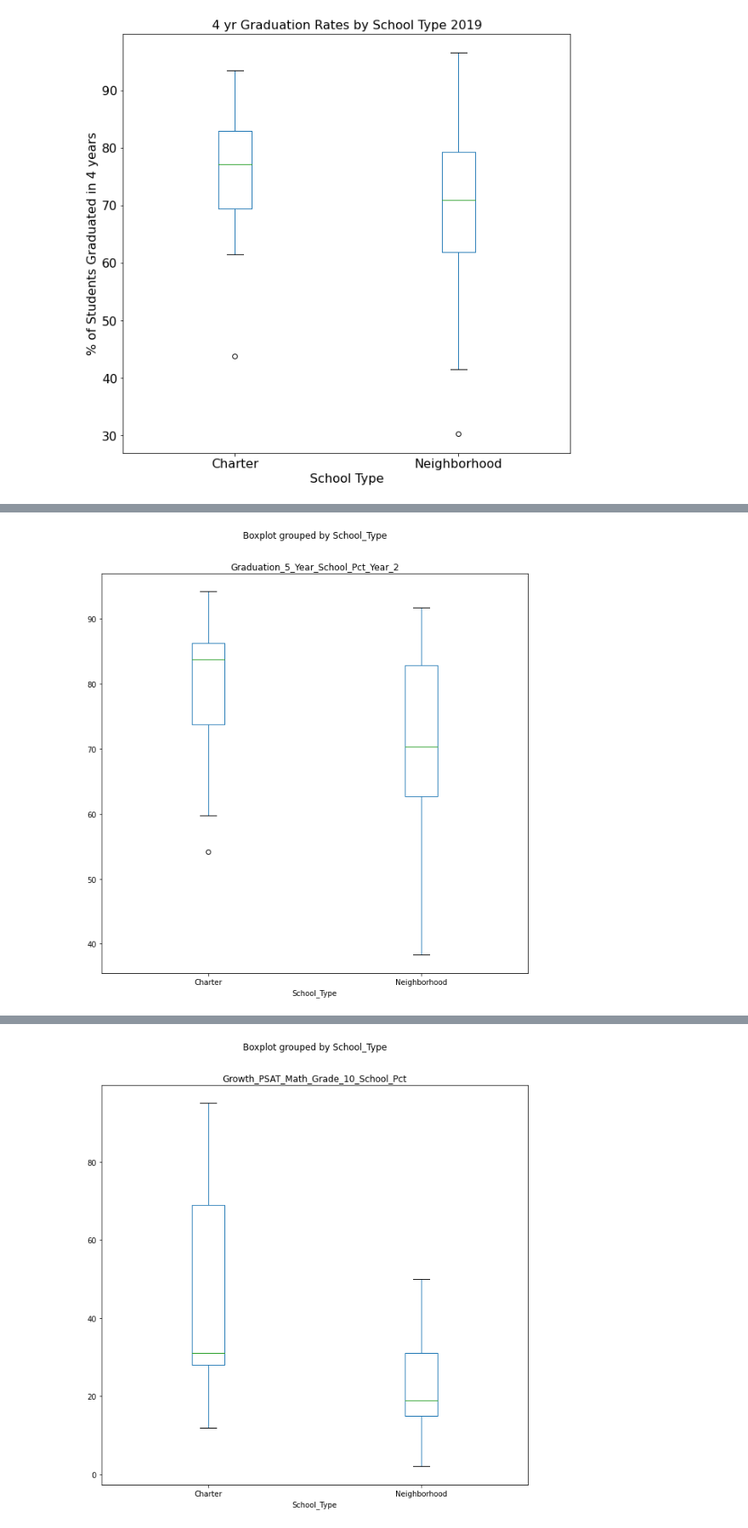
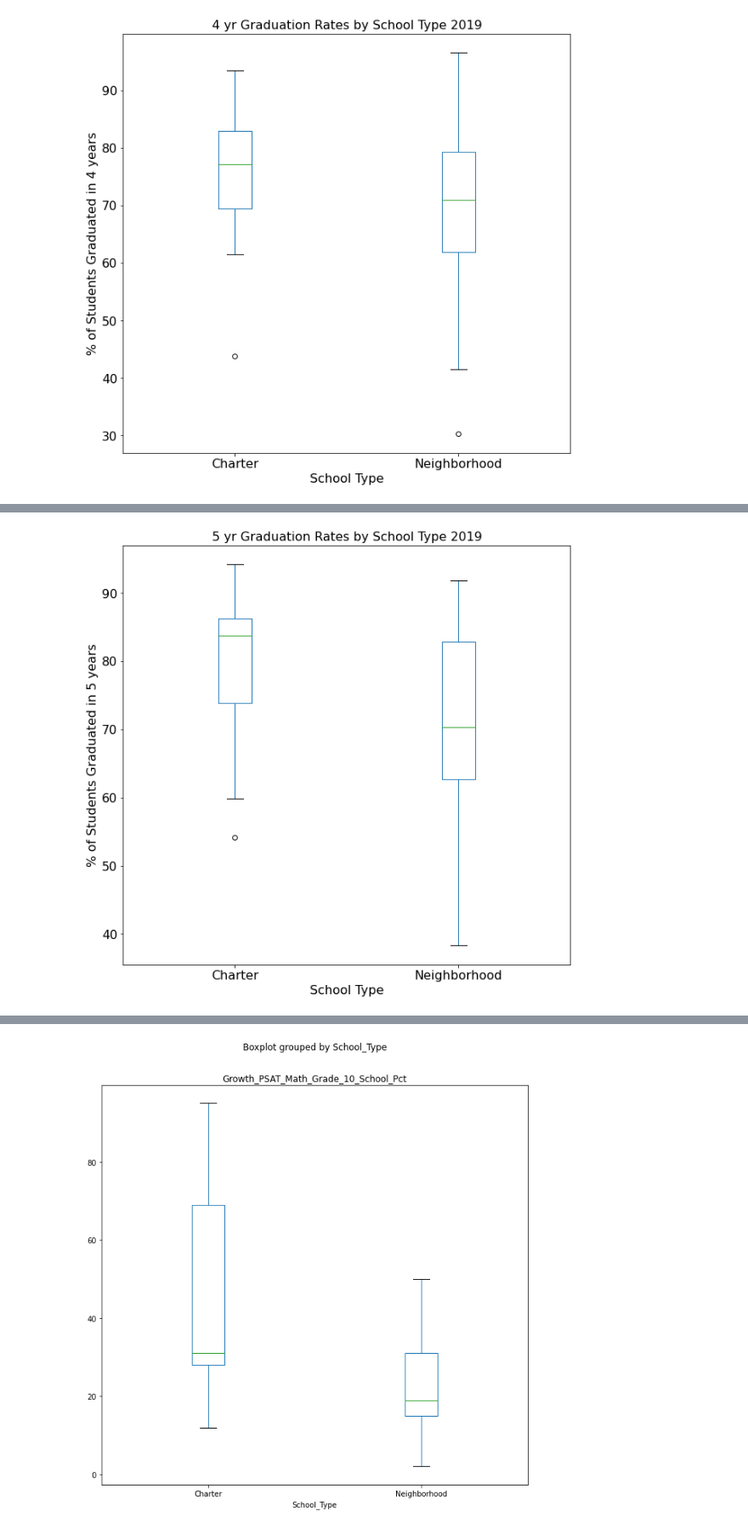
Before and after one commit to RiverJAM/CPS_Data_Analysis, a Jupyter notebook: Playing with Pies-Copy1.ipynb, the cells around one changed output, grey strips where cells are left out. Shown at 85% size. Saved outputs shown, nothing was run; the diff lists cells and outputs as text; code cells hidden in the pictures.

Commit message:
adds figures

```diff
--- a/Playing with Pies-Copy1.ipynb
+++ b/Playing with Pies-Copy1.ipynb
@@ -95,6 +104,10 @@ plt.savefig("Grad41vST_2019.png", facecolor='white')
 # %%
 bxp_df = NeighborhoodVChart_high[["School_Type", "Graduation_5_Year_School_Pct_Year_2"]]
 bxp_df.boxplot("Graduation_5_Year_School_Pct_Year_2", by = "School_Type", figsize =(10,10) , grid=False)
-plt.savefig("Grad52vST.png")
+plt.ylabel('% of Students Graduated in 5 years')
+plt.xlabel('School Type')
+plt.title('5 yr Graduation Rates by School Type 2019')
+plt.suptitle('')
+plt.savefig("2019Grad5vST.png", facecolor='white')
 # %% [output]
-[figure, old version]
+[figure, new version]
```
Also changed, not shown: parts of 3 cells of this notebook, 6 other files.
